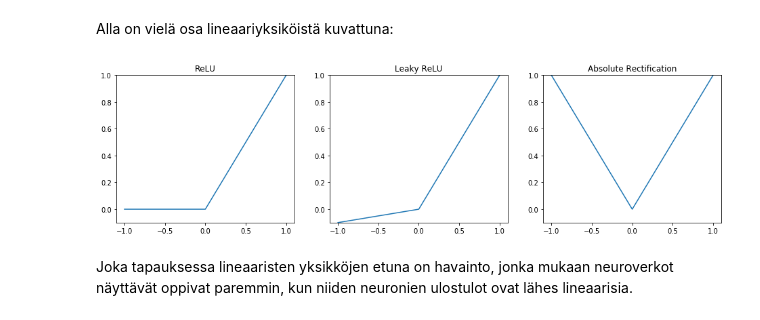
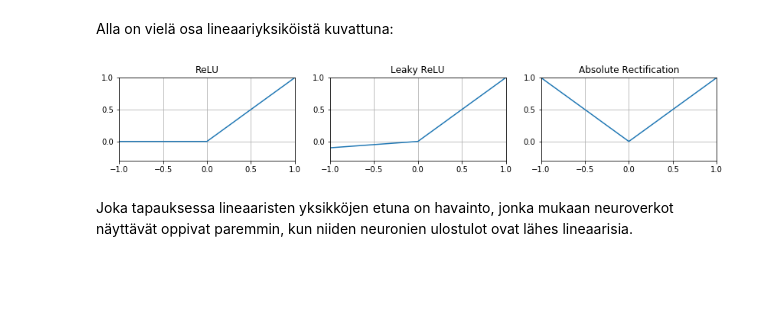
Before and after one commit to ratteripenta/deep-learning-seminaari, a Jupyter notebook: notebooks/II. Deep Networks - Modern Practices 06.ipynb, the cells around one changed output. Drawn from its saved outputs; the diff is of its cells as text; code cells hidden in the pictures; blank space fills up the shorter version.

Commit message:
Refined ReLU images.

```diff
--- a/notebooks/II. Deep Networks - Modern Practices 06.ipynb
+++ b/notebooks/II. Deep Networks - Modern Practices 06.ipynb
@@ -90,22 +90,23 @@ Alla on vielä osa lineaariyksiköistä kuvattuna:
 # %%
 import matplotlib.pyplot as plt
 import numpy as np
-plt.rcParams['figure.figsize'] = 16,4
+plt.rcParams['figure.figsize'] = 14,2
 
 titles = ['ReLU','Leaky ReLU','Absolute Rectification']
 x = np.arange(-100,101)/100
 fns = [[max(0,i) for i in x],np.concatenate((x[x<0]*0.1,x[x>=0])),np.absolute(x)]
 
 for i in range(3):
 
     plt.subplot(131+i)
     plt.plot(x,fns[i])
     plt.title(titles[i])
-    plt.ylim([-0.1,1])
-
+    plt.ylim(-0.3,1)
+    plt.xlim(-1,1)
+    plt.grid()
 plt.show()
 # %% [output]
-[figure, old version]
+[figure, new version]
 # %% [markdown]
 Joka tapauksessa lineaaristen yksikköjen etuna on havainto, jonka mukaan neuroverkot näyttävät oppivat paremmin, kun niiden neuronien ulostulot ovat lähes lineaarisia.
 # %% [markdown]
```
